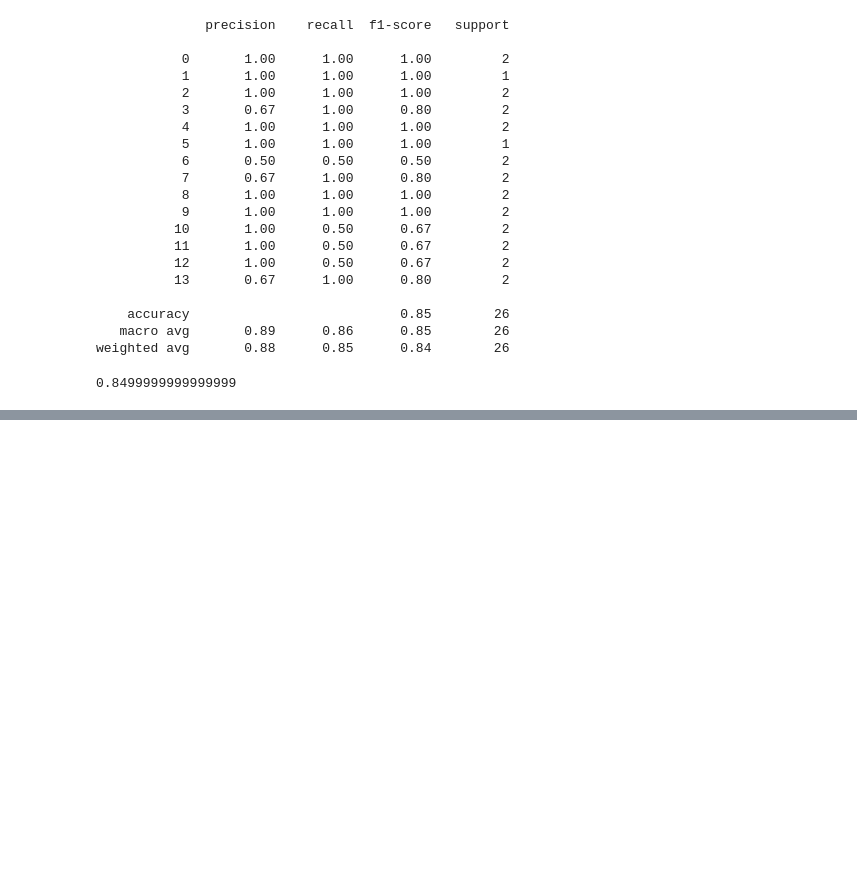
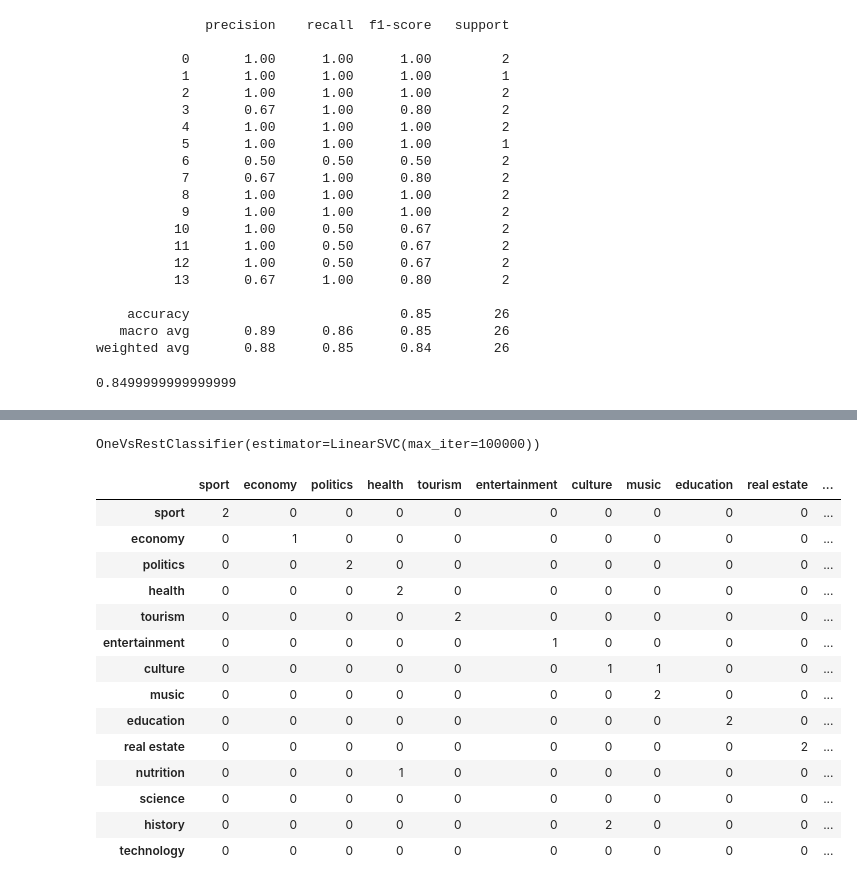
Before and after one commit to MarkoMikavica/Paragraph-Topic-Classification, a Jupyter notebook: Paragraph topic classification.ipynb, the cells around one changed output, grey strips where cells are left out. Saved outputs shown, nothing was run; the diff lists cells and outputs as text; code cells hidden in the pictures; blank space fills up the shorter version.

```diff
--- a/Paragraph topic classification.ipynb
+++ b/Paragraph topic classification.ipynb
@@ -368,0 +443,29 @@ metrics.f1_score(y_test, y_test_predicted_t, average='macro')
+# %%
+model = svm.LinearSVC(max_iter=100000)
+# %%
+model_s = multiclass.OneVsRestClassifier(model)
+# %%
+model_s.fit(x_train_s_tfidf, y_train)
+# %% [output]
+OneVsRestClassifier(estimator=LinearSVC(max_iter=100000))
+# %%
+y_test_predicted_s = model_s.predict(x_test_s_tfidf)
+# %%
+cm = pd.DataFrame(metrics.confusion_matrix(y_test, y_test_predicted_s), columns=df['class'].unique(), index=df['class'].unique())
+cm
+# %% [output]
+|  | sport | economy | politics | health | tourism | entertainment | culture | music | education | real estate | ... |
+| sport | 2 | 0 | 0 | 0 | 0 | 0 | 0 | 0 | 0 | 0 | ... |
+| economy | 0 | 1 | 0 | 0 | 0 | 0 | 0 | 0 | 0 | 0 | ... |
+| politics | 0 | 0 | 2 | 0 | 0 | 0 | 0 | 0 | 0 | 0 | ... |
+| health | 0 | 0 | 0 | 2 | 0 | 0 | 0 | 0 | 0 | 0 | ... |
+| tourism | 0 | 0 | 0 | 0 | 2 | 0 | 0 | 0 | 0 | 0 | ... |
+| entertainment | 0 | 0 | 0 | 0 | 0 | 1 | 0 | 0 | 0 | 0 | ... |
+| culture | 0 | 0 | 0 | 0 | 0 | 0 | 1 | 1 | 0 | 0 | ... |
+| music | 0 | 0 | 0 | 0 | 0 | 0 | 0 | 2 | 0 | 0 | ... |
+| education | 0 | 0 | 0 | 0 | 0 | 0 | 0 | 0 | 2 | 0 | ... |
+| real estate | 0 | 0 | 0 | 0 | 0 | 0 | 0 | 0 | 0 | 2 | ... |
+| nutrition | 0 | 0 | 0 | 1 | 0 | 0 | 0 | 0 | 0 | 0 | ... |
+| science | 0 | 0 | 0 | 0 | 0 | 0 | 0 | 0 | 0 | 0 | ... |
+| history | 0 | 0 | 0 | 0 | 0 | 0 | 2 | 0 | 0 | 0 | ... |
+| technology | 0 | 0 | 0 | 0 | 0 | 0 | 0 | 0 | 0 | 0 | ... |
```
Also changed, not shown: parts of 15 cells of this notebook.
